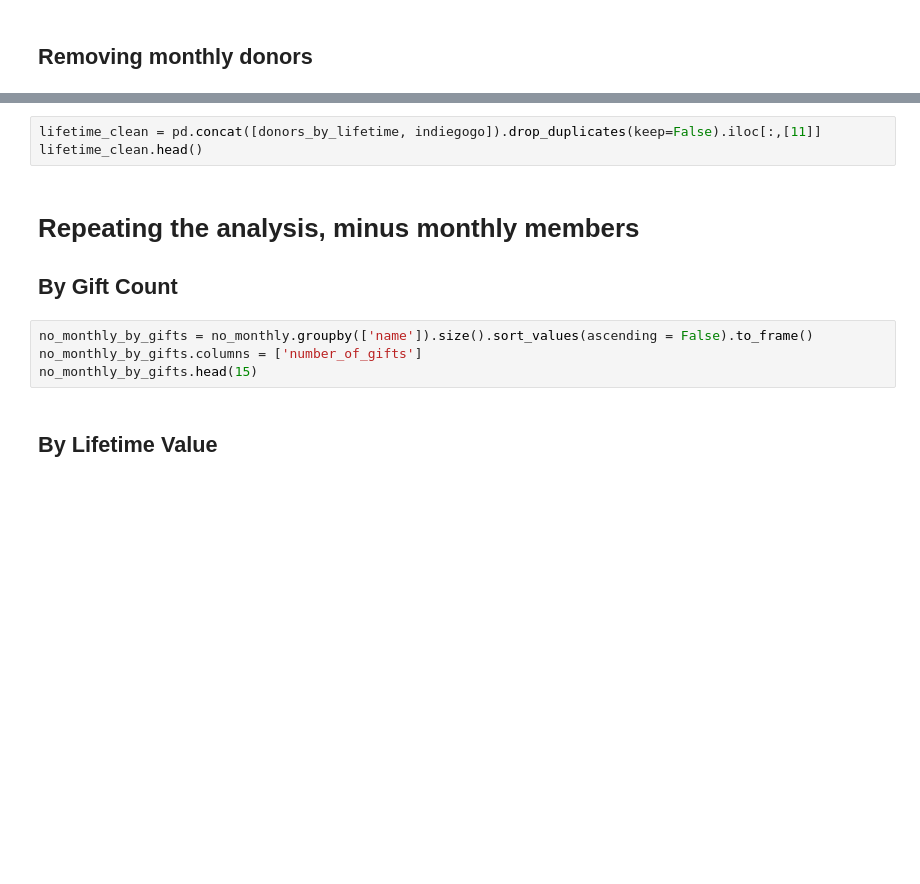
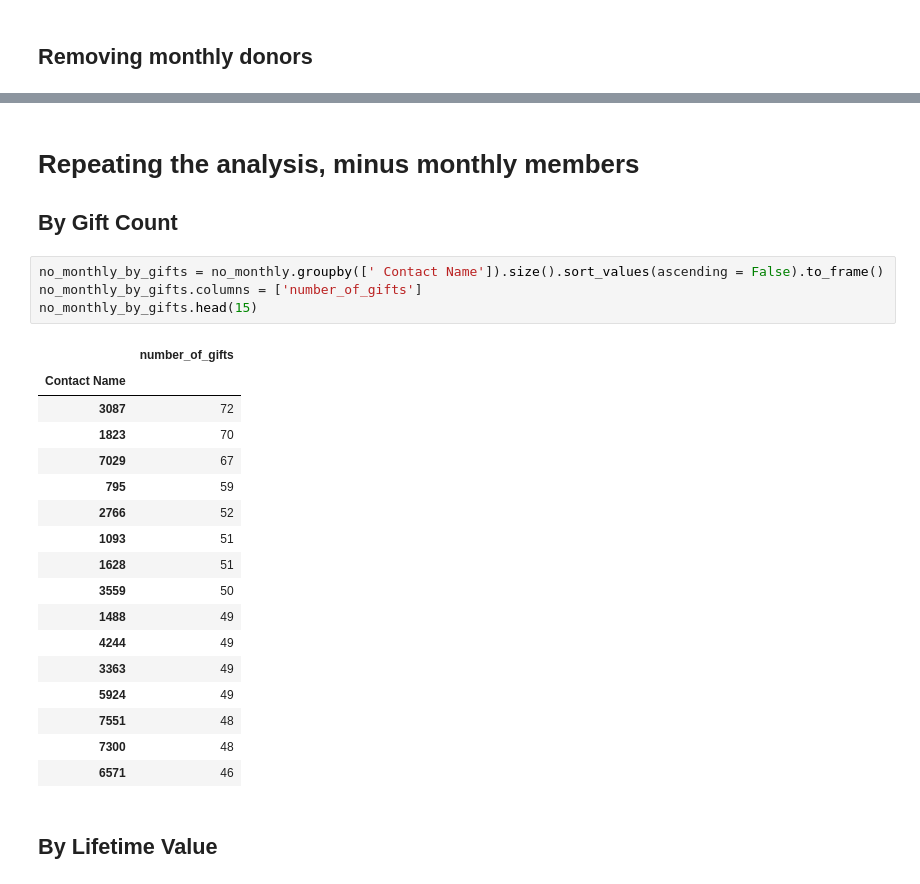
Before and after one commit to thebbennett/data-science-for-nonprofits, a Jupyter notebook: Historical Donor Data Analysis.ipynb, the cells around one changed output, grey strips where cells are left out. Cells and saved outputs as stored; diff of their text form; blank space fills up the shorter version.

```diff
--- a/Historical Donor Data Analysis.ipynb
+++ b/Historical Donor Data Analysis.ipynb
@@ -239,13 +262,28 @@ no_monthly.head(10)
-# %%
-lifetime_clean = pd.concat([donors_by_lifetime, indiegogo]).drop_duplicates(keep=False).iloc[:,[11]]
-lifetime_clean.head()
 # %% [markdown]
 # Repeating the analysis, minus monthly members
 ## By Gift Count
 # %%
-no_monthly_by_gifts = no_monthly.groupby(['name']).size().sort_values(ascending = False).to_frame()
+no_monthly_by_gifts = no_monthly.groupby([' Contact Name']).size().sort_values(ascending = False).to_frame()
 no_monthly_by_gifts.columns = ['number_of_gifts']
 no_monthly_by_gifts.head(15)
+# %% [output]
+|  | number_of_gifts |
+| Contact Name |  |
+| 3087 | 72 |
+| 1823 | 70 |
+| 7029 | 67 |
+| 795 | 59 |
+| 2766 | 52 |
+| 1093 | 51 |
+| 1628 | 51 |
+| 3559 | 50 |
+| 1488 | 49 |
+| 4244 | 49 |
+| 3363 | 49 |
+| 5924 | 49 |
+| 7551 | 48 |
+| 7300 | 48 |
+| 6571 | 46 |
 # %% [markdown]
 ## By Lifetime Value
 # %%
```
Also changed, not shown: parts of 31 cells of this notebook.
